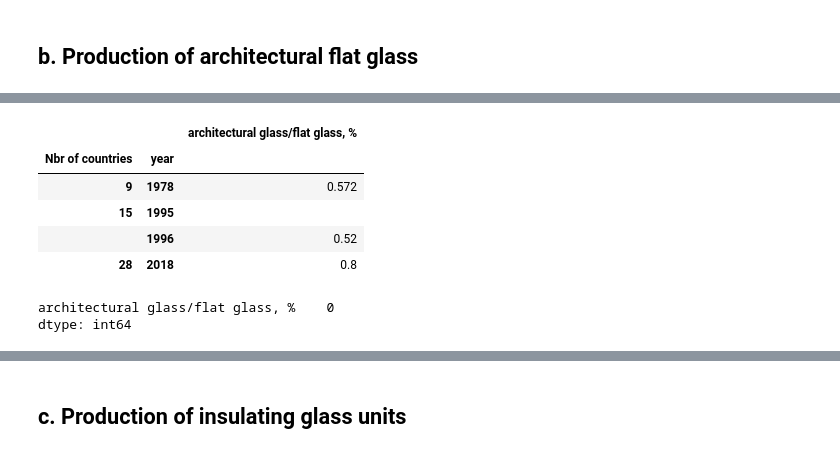
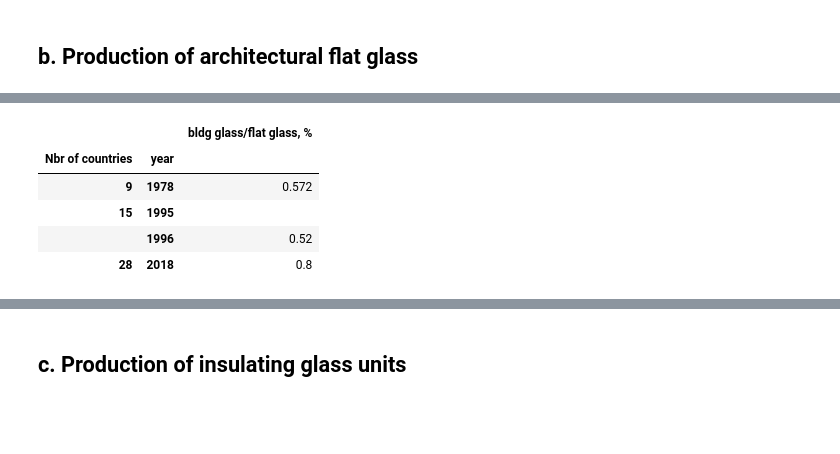
Before and after one commit to JeanSouv/01_MFA_GlassIndustry, a Jupyter notebook: MFA_FlatGlassIndustry.ipynb, the cells around one changed output, grey strips where cells are left out. Saved outputs shown, nothing was run; the diff lists cells and outputs as text; code cells hidden in the pictures; blank space fills up the shorter version.

```diff
--- a/MFA_FlatGlassIndustry.ipynb
+++ b/MFA_FlatGlassIndustry.ipynb
@@ -139,16 +244,11 @@ RatioFR
 # %%
 #Share of building glazing in the European production of flat glass
-RatioEU = EU_Prod[['architectural glass/flat glass, %']].dropna()
+RatioEU = EU_Prod[['bldg glass/flat glass, %']].dropna()
 RatioEU
 # %% [output]
-|  |  | architectural glass/flat glass, % |
+|  |  | bldg glass/flat glass, % |
 | Nbr of countries | year |  |
 | 9 | 1978 | 0.572 |
 | 15 | 1995 |  |
 |  | 1996 | 0.52 |
 | 28 | 2018 | 0.8 |
-# %%
-RatioFR.isnull().sum()
-# %% [output]
-architectural glass/flat glass, %    0
-dtype: int64
```
Also changed, not shown: parts of 13 cells of this notebook, 3 other files.
